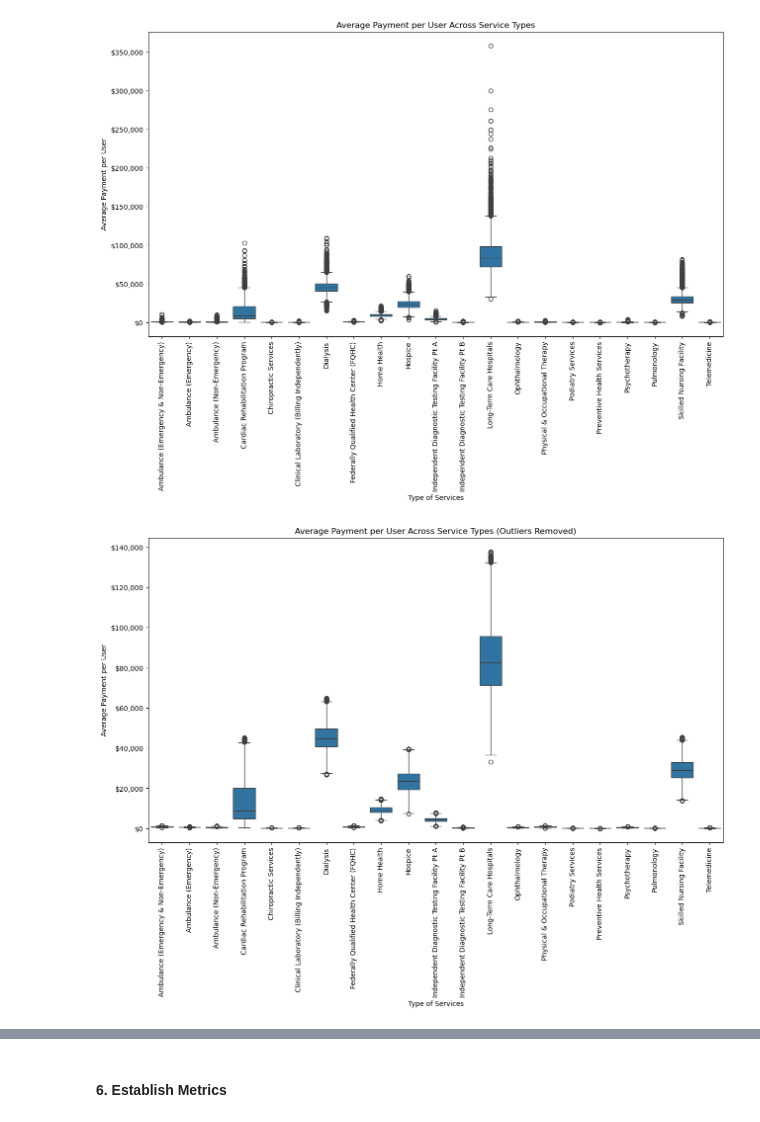
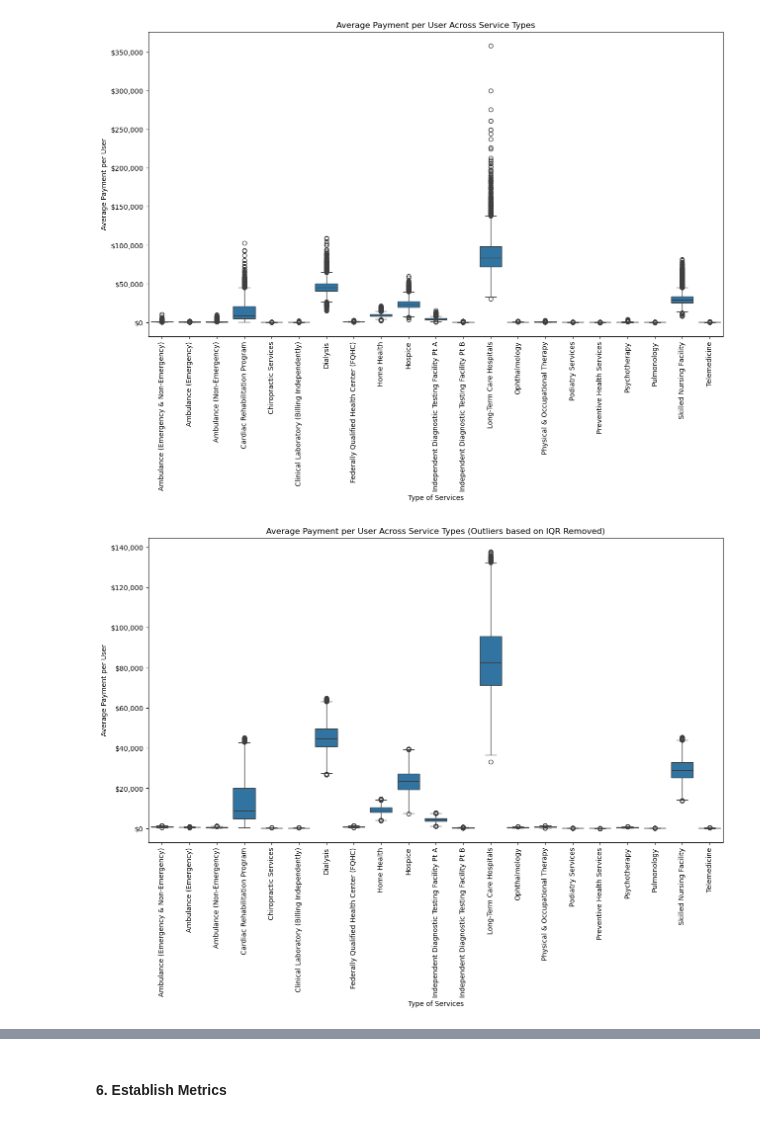
Before and after one commit to renaqd/team7-ADS502, a Jupyter notebook: team7-Final.ipynb, the cells around one changed output, grey strips where cells are left out. Saved outputs shown, nothing was run; the diff lists cells and outputs as text; code cells hidden in the pictures.

Commit message:
added visualizations

```diff
--- a/team7-Final.ipynb
+++ b/team7-Final.ipynb
@@ -602,18 +602,18 @@ plt.show()
 # %%
 plt.figure(figsize=(15,8))
 sns.boxplot(x='type_of_service', y='total_payment_adj_z', data= cbsa_outliers_removed)
-plt.title('Average Payment per User Across Service Types (Outliers Removed)')
+plt.title('Average Payment per User Across Service Types (Outliers based on IQR Removed)')
 plt.xlabel('Type of Services')
 plt.ylabel('Average Payment per User')
 plt.xticks(rotation=90)
 
 # format y-axis for readability
 def format_dollars(y, pos):
     return '${:,.0f}'.format(y)
 
 plt.gca().yaxis.set_major_formatter(ticker.FuncFormatter(format_dollars))
 
 
 plt.show()
 # %% [output]
-[figure, old version]
+[figure, new version]
```
Also changed, not shown: parts of 7 cells of this notebook.
